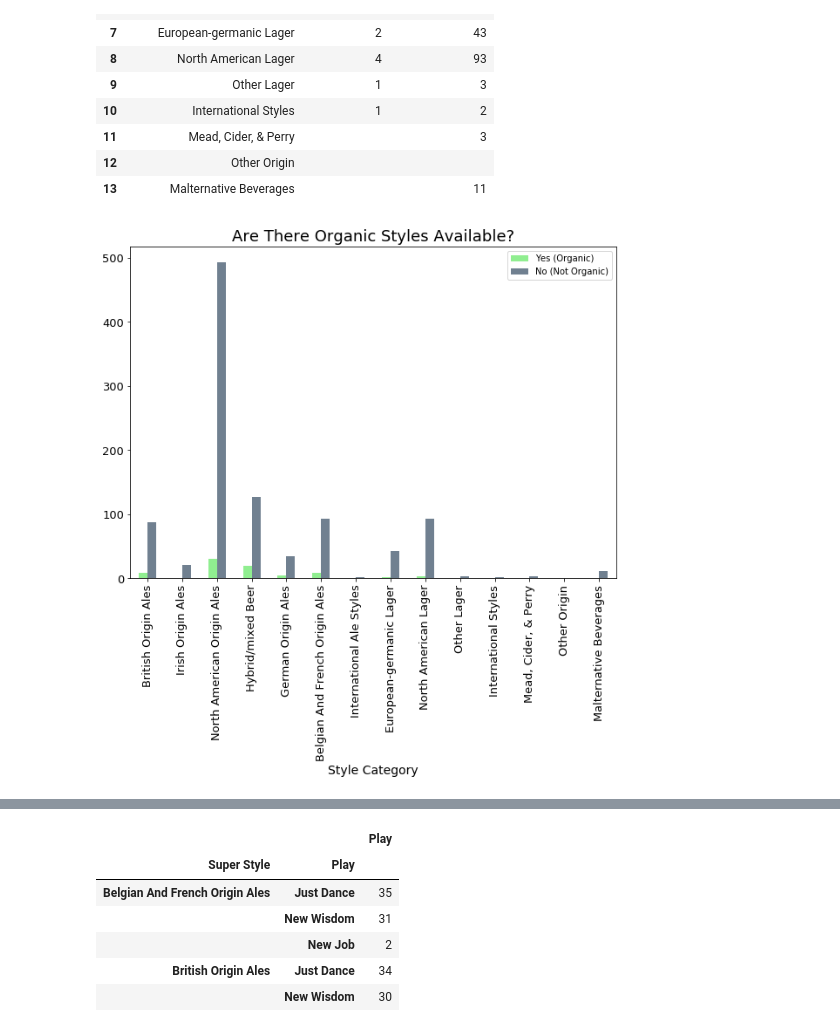
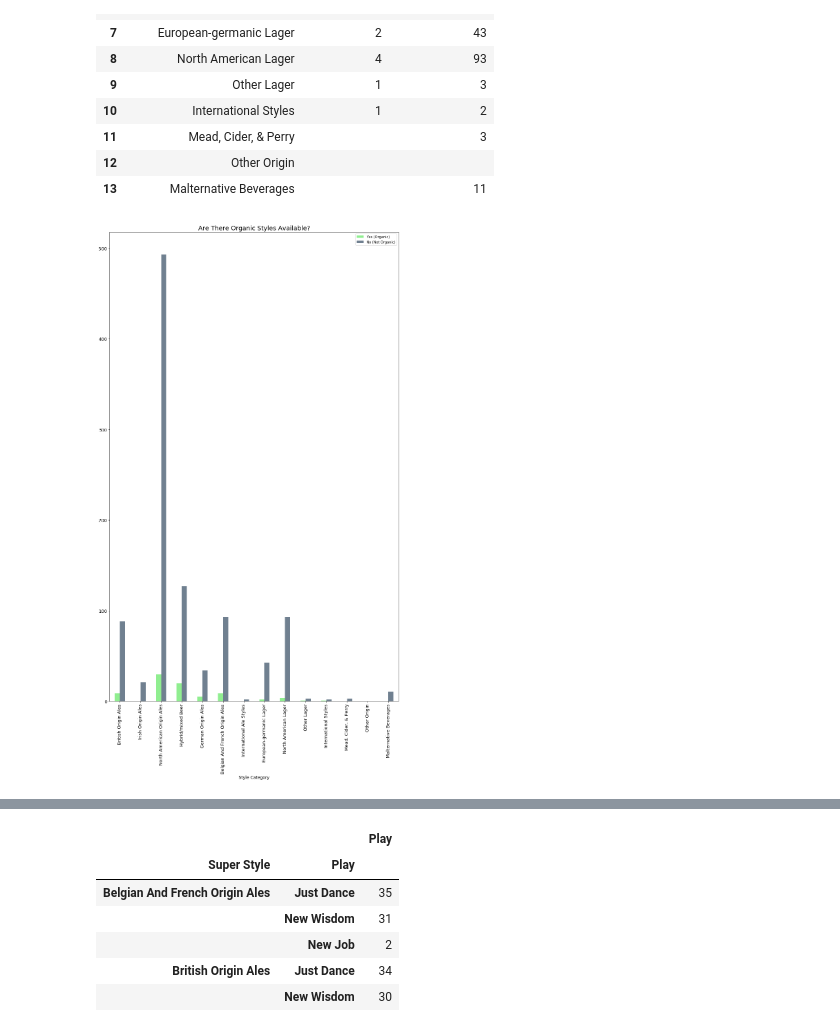
Before and after one commit to sponre01/project-one, a Jupyter notebook: Starter_Code_ML.ipynb, the cells around one changed output, grey strips where cells are left out. Saved outputs shown, nothing was run; the diff lists cells and outputs as text; code cells hidden in the pictures.

```diff
--- a/Starter_Code_ML.ipynb
+++ b/Starter_Code_ML.ipynb
@@ -304,18 +304,18 @@ organic_df
 # %%
 organic_df[["Yes (Organic)", "No (Not Organic)"]] = organic_df[["Yes (Organic)", "No (Not Organic)"]].apply(pd.to_numeric)
 organic_df.plot(x="Super Style", y=["Yes (Organic)", "No (Not Organic)"], kind="bar",
-                figsize=(10,7),
+                figsize=(15,25),
                 color=['lightgreen', 'slategray'],
                 fontsize=13)
 
 plt.title("Are There Organic Styles Available?",fontsize=18)
-plt.xlabel("Style Category",fontsize=14)
+plt.xlabel("Style Category",fontsize= 12)
 
-plt.savefig("data/organic_df_bar.png")
+plt.savefig("Images/organic_df_bar.png")
 
 plt.show()
 # %% [output]
-[figure, old version]
+[figure, new version]
 # %%
 organic_df.plot(x="Super Style", y=["Yes (Organic)"], kind="bar",
                 color=['lightgreen'],
```
Also changed, not shown: parts of 2 cells of this notebook, 1 other file.
